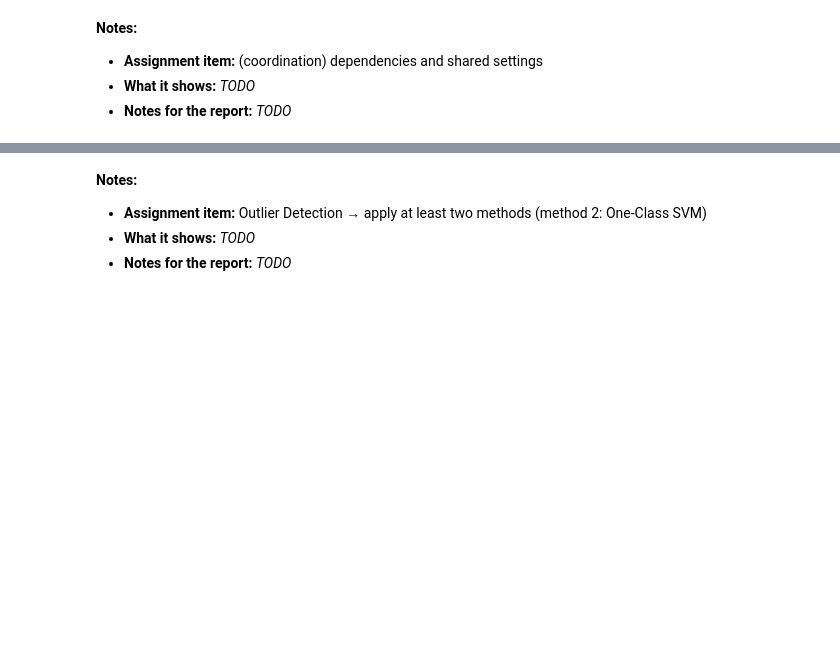
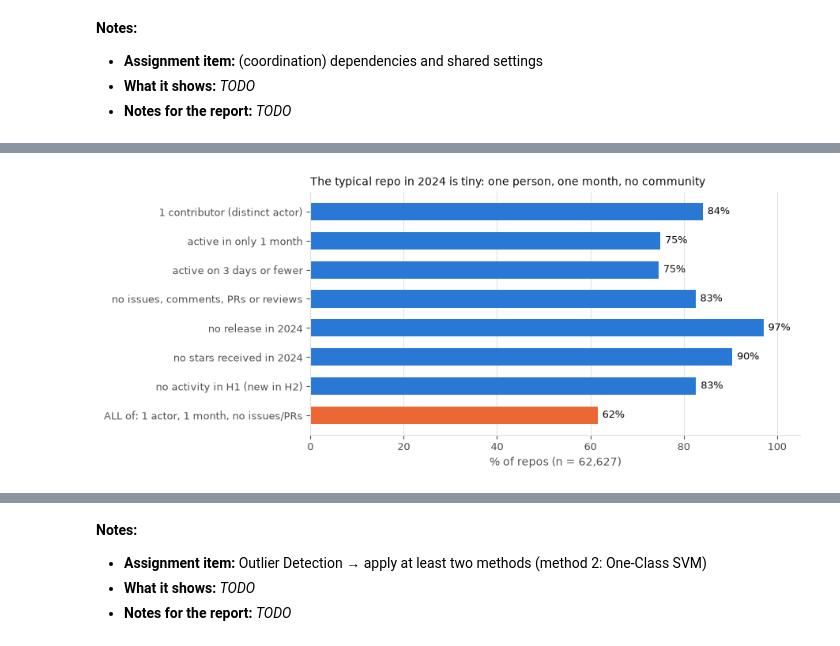
Before and after one commit to Miablo/decay-before-archival, a Jupyter notebook: notebooks/outlier_detection.ipynb, the cells around one changed output, grey strips where cells are left out. Drawn from its saved outputs; the diff is of its cells as text; code cells hidden in the pictures; blank space fills up the shorter version.

Commit message:
refactor: trim to two outlier methods and restructure notebook

```diff
--- a/notebooks/outlier_detection.ipynb
+++ b/notebooks/outlier_detection.ipynb
@@ -192,15 +57,0 @@ This is the reason every outlier method below works on log-transformed features
-# %%
-fig, axes = plt.subplots(1, 2, figsize=(10, 3.5))
-x = A["push_events_2024"]
-axes[0].hist(x, bins=60, color=BLUE)
-axes[0].set(yscale="log", xlabel="push events in 2024 (raw)", ylabel="repos (log scale)")
-axes[0].set_title("Raw: one bar at zero, a tail to 362k", loc="left", fontsize=10, color=INK)
-axes[1].hist(np.log1p(x), bins=60, color=BLUE)
-axes[1].set(xlabel="log1p(push events in 2024)", ylabel="repos")
-axes[1].set_title("log1p: the shape becomes readable", loc="left", fontsize=10, color=INK)
-for ax in axes:
-    style(ax)
-    ax.grid(axis="y", color=GRID, linewidth=0.8)
-fig.tight_layout()
-save_fig(fig, "outliers_push_raw_vs_log")
-plt.show()
@@ -378,0 +174,27 @@ plt.show()
+# %%
+engagement = ["issue_events_2024", "issue_comment_events_2024", "pull_request_events_2024", "review_events_2024"]
+no_engagement = A[engagement].sum(axis=1).eq(0)
+one_actor, one_month = A["distinct_actors_2024"].eq(1), A["active_months_2024"].eq(1)
+profile = pd.Series({
+    "1 contributor (distinct actor)": one_actor.mean(),
+    "active in only 1 month": one_month.mean(),
+    "active on 3 days or fewer": A["active_days_2024"].le(3).mean(),
+    "no issues, comments, PRs or reviews": no_engagement.mean(),
+    "no release in 2024": A["release_events_2024"].eq(0).mean(),
+    "no stars received in 2024": A["stars_received_2024"].eq(0).mean(),
+    "no activity in H1 (new in H2)": A["h1_qualifying_events_zero"].eq(1).mean(),
+    "ALL of: 1 actor, 1 month, no issues/PRs": (one_actor & one_month & no_engagement).mean(),
+}).mul(100)[::-1]
+
+fig, ax = plt.subplots(figsize=(8, 4))
+ax.barh(profile.index, profile.values, color=[ORANGE] + [BLUE] * (len(profile) - 1), height=0.6)
+for y, v in enumerate(profile.values):
+    ax.text(v + 1, y, f"{v:.0f}%", va="center", fontsize=9, color=INK)
+ax.set(xlim=(0, 105))
+ax.set_xlabel(f"% of repos (n = {len(A):,})", color=MUTED)
+title(ax, "The typical repo in 2024 is tiny: one person, one month, no community")
+style(ax, grid="x")
+save_fig(fig, "outliers_normal_profile")
+plt.show()
+# %% [output]
+[figure, added]
```
Also changed, not shown: parts of 89 cells of this notebook, 5 other files.
